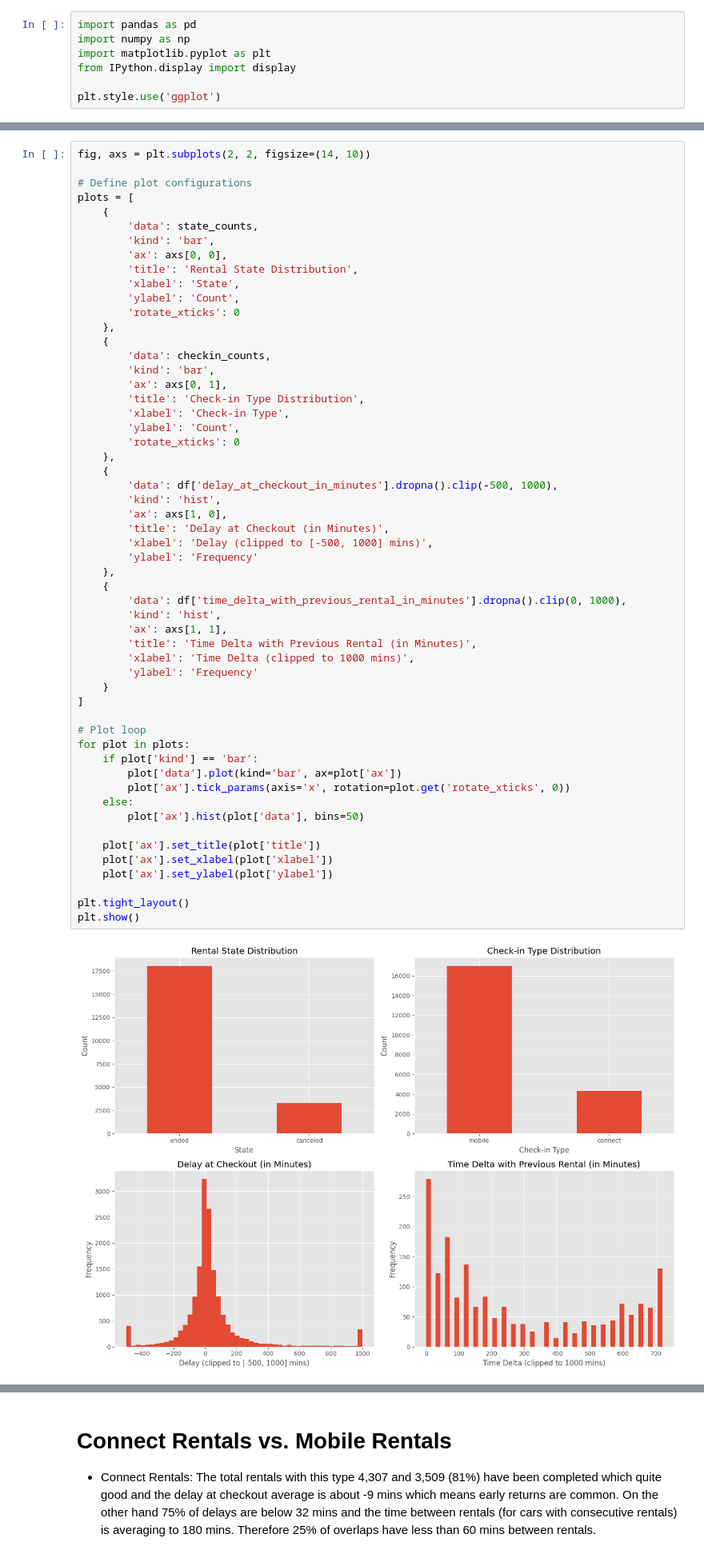
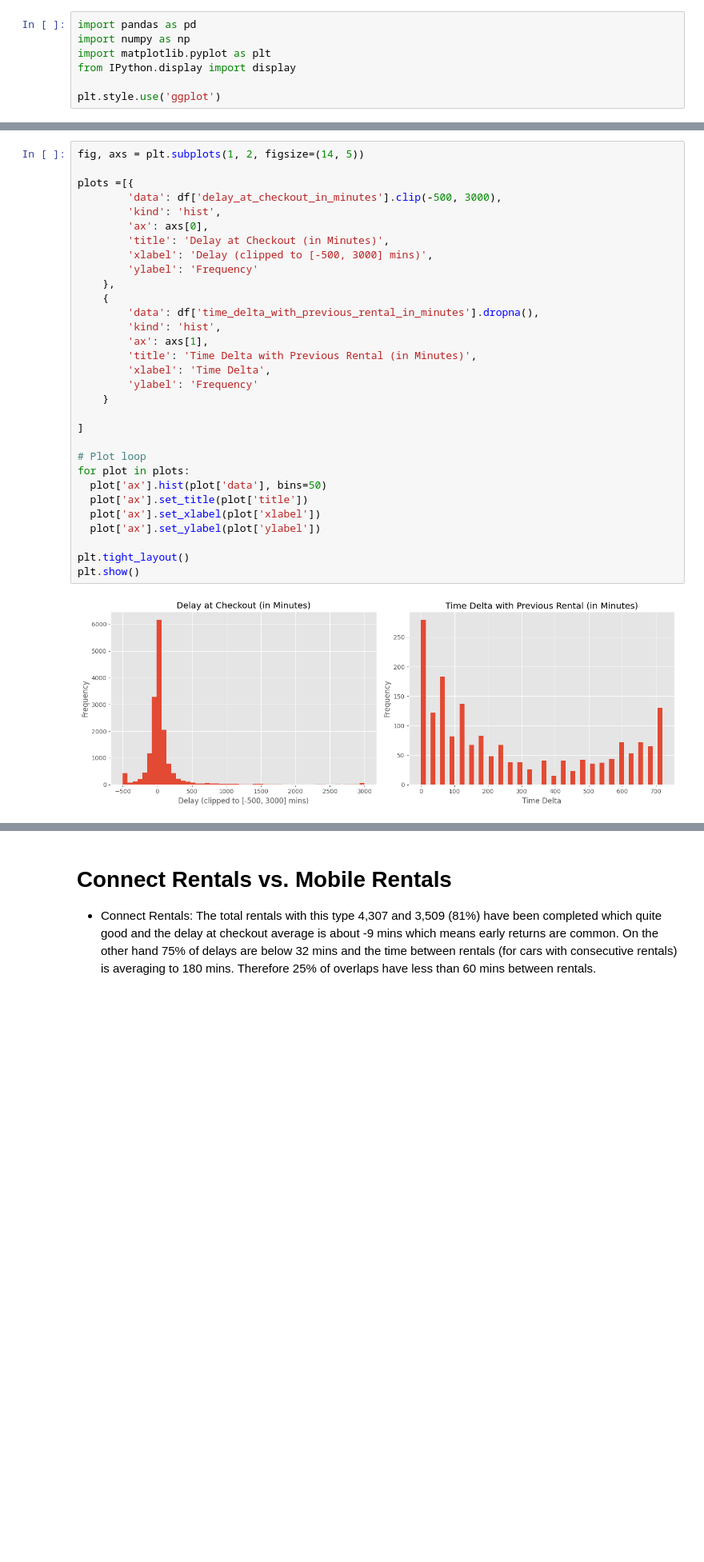
Before and after one commit to YnaPqt/deploiement-getaround, a Jupyter notebook: getaround_analysis.ipynb, the cells around one changed output, grey strips where cells are left out. Shown at 80% size. Cells and saved outputs as stored; diff of their text form; blank space fills up the shorter version.

```diff
--- a/getaround_analysis.ipynb
+++ b/getaround_analysis.ipynb
@@ -151,57 +174,33 @@ Duplicates: 0
 # %%
-fig, axs = plt.subplots(2, 2, figsize=(14, 10))
+fig, axs = plt.subplots(1, 2, figsize=(14, 5))
 
-# Define plot configurations
-plots = [
-    {
-        'data': state_counts,
-        'kind': 'bar',
-        'ax': axs[0, 0],
-        'title': 'Rental State Distribution',
-        'xlabel': 'State',
-        'ylabel': 'Count',
-        'rotate_xticks': 0
-    },
-    {
-        'data': checkin_counts,
-        'kind': 'bar',
-        'ax': axs[0, 1],
-        'title': 'Check-in Type Distribution',
-        'xlabel': 'Check-in Type',
-        'ylabel': 'Count',
-        'rotate_xticks': 0
-    },
-    {
-        'data': df['delay_at_checkout_in_minutes'].dropna().clip(-500, 1000),
+plots =[{
+        'data': df['delay_at_checkout_in_minutes'].clip(-500, 3000),
         'kind': 'hist',
-        'ax': axs[1, 0],
+        'ax': axs[0],
         'title': 'Delay at Checkout (in Minutes)',
-        'xlabel': 'Delay (clipped to [-500, 1000] mins)',
+        'xlabel': 'Delay (clipped to [-500, 3000] mins)',
         'ylabel': 'Frequency'
     },
     {
-        'data': df['time_delta_with_previous_rental_in_minutes'].dropna().clip(0, 1000),
+        'data': df['time_delta_with_previous_rental_in_minutes'].dropna(),
         'kind': 'hist',
-        'ax': axs[1, 1],
+        'ax': axs[1],
         'title': 'Time Delta with Previous Rental (in Minutes)',
-        'xlabel': 'Time Delta (clipped to 1000 mins)',
+        'xlabel': 'Time Delta',
         'ylabel': 'Frequency'
     }
+
 ]
 
 # Plot loop
 for plot in plots:
-    if plot['kind'] == 'bar':
-        plot['data'].plot(kind='bar', ax=plot['ax'])
-        plot['ax'].tick_params(axis='x', rotation=plot.get('rotate_xticks', 0))
-    else:
-        plot['ax'].hist(plot['data'], bins=50)
-
-    plot['ax'].set_title(plot['title'])
-    plot['ax'].set_xlabel(plot['xlabel'])
-    plot['ax'].set_ylabel(plot['ylabel'])
+  plot['ax'].hist(plot['data'], bins=50)
+  plot['ax'].set_title(plot['title'])
+  plot['ax'].set_xlabel(plot['xlabel'])
+  plot['ax'].set_ylabel(plot['ylabel'])
 
 plt.tight_layout()
 plt.show()
 # %% [output]
-[figure, old version]
+[figure, new version]
```
Also changed, not shown: parts of 20 cells of this notebook.
